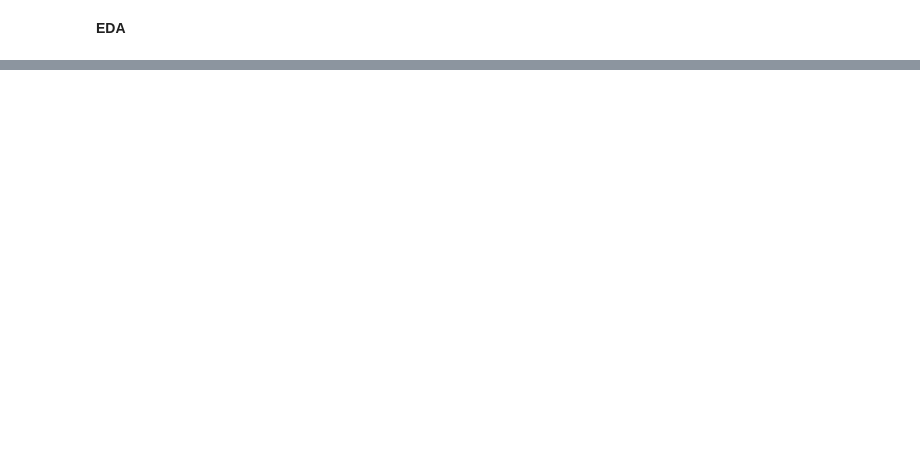
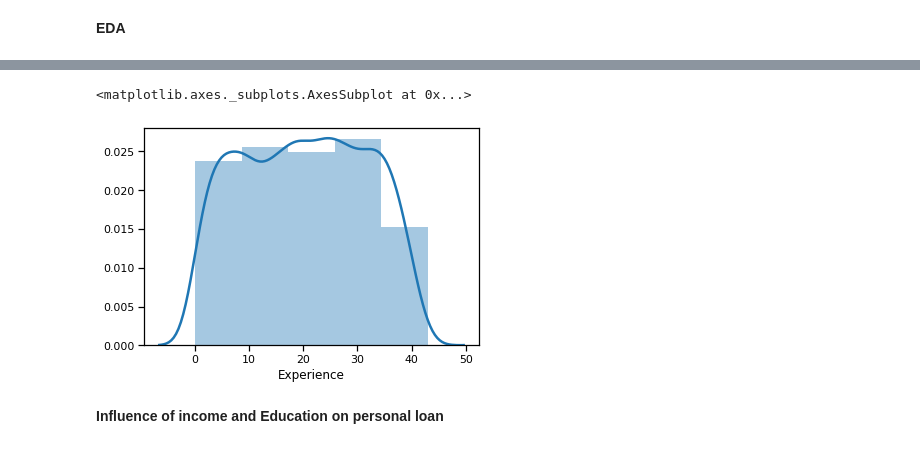
Before and after one commit to manavavi/ML_Internship_Marketing_Campaign_for_Banking_Products, a Jupyter notebook: Marketing_Campaign_for_Banking_Products.ipynb, the cells around one changed output, grey strips where cells are left out. Drawn from its saved outputs; the diff is of its cells as text; code cells hidden in the pictures; blank space fills up the shorter version.

```diff
--- a/Marketing_Campaign_for_Banking_Products.ipynb
+++ b/Marketing_Campaign_for_Banking_Products.ipynb
@@ -116,0 +401,7 @@ X_train, X_test, y_train, y_test = train_test_split(X, y, test_size=0.2, random_
+# %%
+sns.distplot(data['Experience'],bins=5)
+# %% [output]
+<matplotlib.axes._subplots.AxesSubplot at 0x...>
+[figure, added]
+# %% [markdown]
+**Influence of income and Education on personal loan**
```
Also changed, not shown: parts of 66 cells of this notebook.
